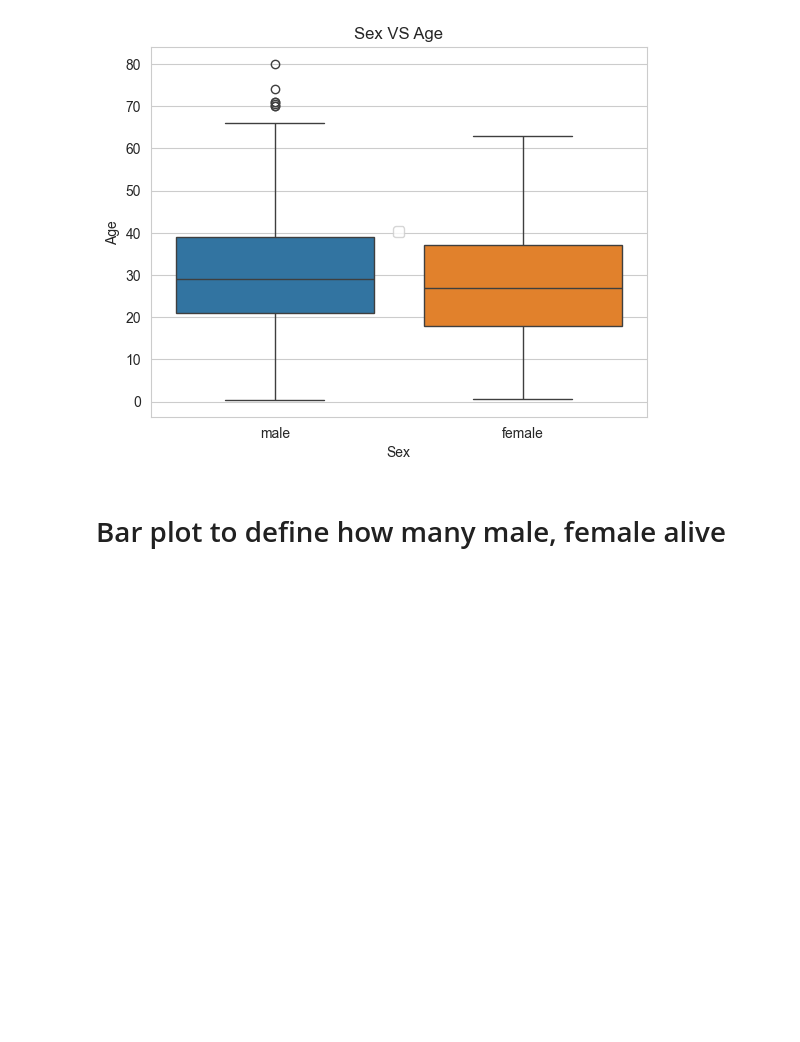
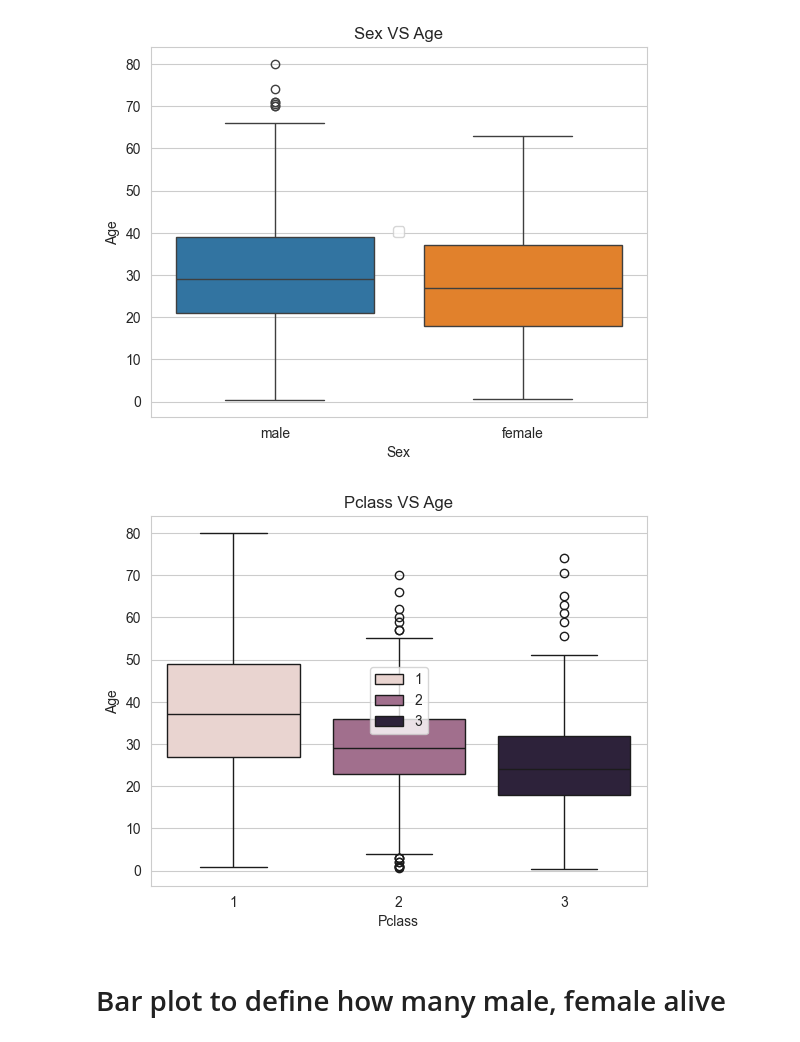
Before and after one commit to AhmadSaheb007/Machine-Learning-Python-, a Jupyter notebook: Projects/Titanic/Titanic_Data_Analysis.ipynb, the cells around one changed output. Drawn from its saved outputs; the diff is of its cells as text; code cells hidden in the pictures; blank space fills up the shorter version.

```diff
--- a/Projects/Titanic/Titanic_Data_Analysis.ipynb
+++ b/Projects/Titanic/Titanic_Data_Analysis.ipynb
@@ -212,6 +225,19 @@ plt.show()
 # %% [output]
 No artists with labels found to put in legend.  Note that artists whose label start with an underscore are ignored when legend() is called with no argument.
 [figure]
+# %%
+#Visualize the relationship between Pclass and Age
+sns.boxplot(x='Pclass',y="Age",data=titanicDB,hue="Pclass")
+plt.title("Pclass VS Age")
+plt.xlabel("Pclass")
+plt.ylabel("Age")
+plt.legend(loc="center")
+plt.show()
+
+#Obsercation
+# Higher age travels in 1st class, then 2nd class, and lower age travels in 3rd class based on the box plot visualization. This suggests that the age distribution varies across different passenger classes, with older passengers more likely to be in higher classes and younger passengers in lower classes.
+# %% [output]
+[figure, added]
 # %% [markdown]
 # Bar plot to define how many male, female alive
 # %%
```
Also changed, not shown: parts of 39 cells of this notebook.
